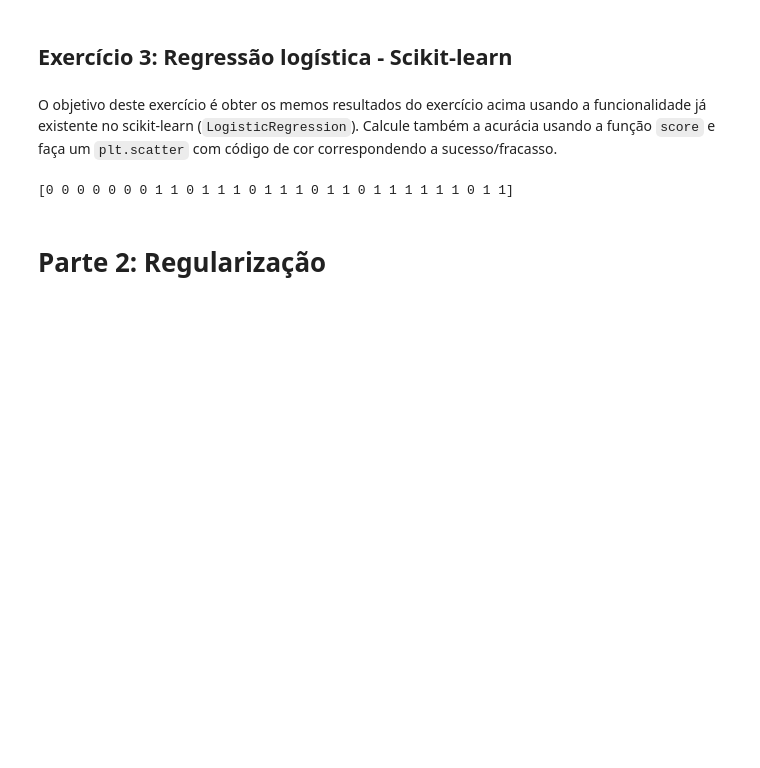
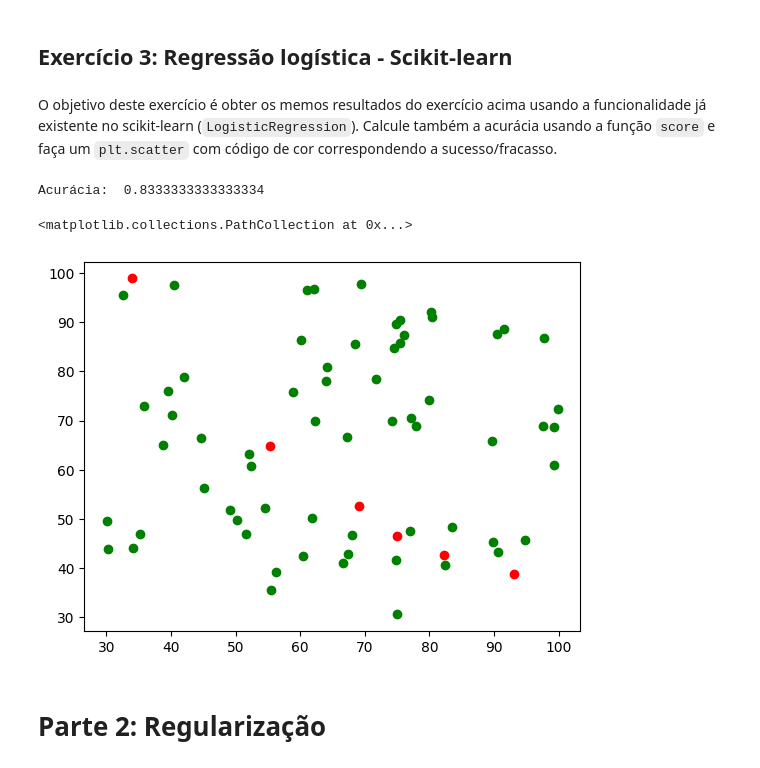
Before and after one commit to Alstin112/BetterGrassify, a Jupyter notebook: aulas/aula04/aula04_classificacao.ipynb, the cells around one changed output. Cells and saved outputs as stored; diff of their text form; code cells hidden in the pictures; blank space fills up the shorter version.

```diff
--- a/aulas/aula04/aula04_classificacao.ipynb
+++ b/aulas/aula04/aula04_classificacao.ipynb
@@ -425,13 +414,20 @@ O objetivo deste exercício é obter os memos resultados do exercício acima usa
 # %%
 # ---- INSIRA SEU CÓDIGO AQUI
 from sklearn.linear_model import LogisticRegression
 model = LogisticRegression(random_state=42)
 model.fit(X_train, y_train)
-y_pred = model.predict(X_test)
-print(y_pred)
+score = model.score(X_test,y_test)
+print("Acurácia: ", score)
+df_failed = X_train[y_train.iloc[:]!=model.predict(X_train)]
+df_succeed = X_train[y_train.iloc[:]==model.predict(X_train)]
+
+plt.scatter(df_failed.iloc[:,0],df_failed.iloc[:,1], color="red")
+plt.scatter(df_succeed.iloc[:,0],df_succeed.iloc[:,1], color="green")
 # ----
 # %% [output]
-[0 0 0 0 0 0 0 1 1 0 1 1 1 0 1 1 1 0 1 1 0 1 1 1 1 1 1 0 1 1]
+Acurácia:  0.8333333333333334
+<matplotlib.collections.PathCollection at 0x...>
+[figure, added]
 # %% [markdown]
 # Parte 2: Regularização
 # %% [markdown]
```
Also changed, not shown: parts of 8 cells of this notebook.
